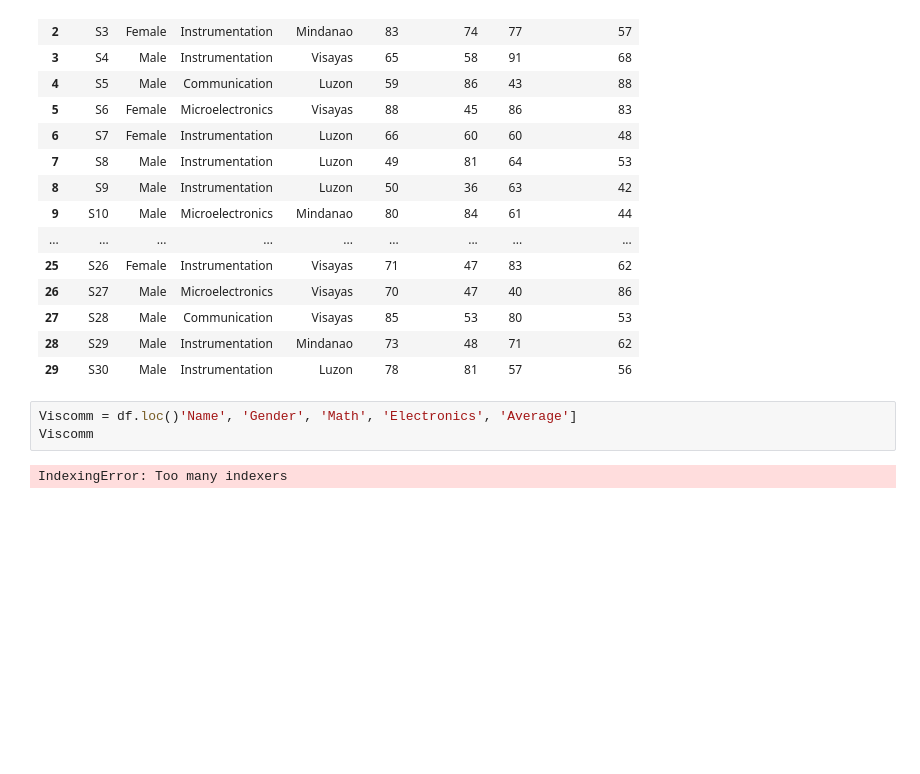
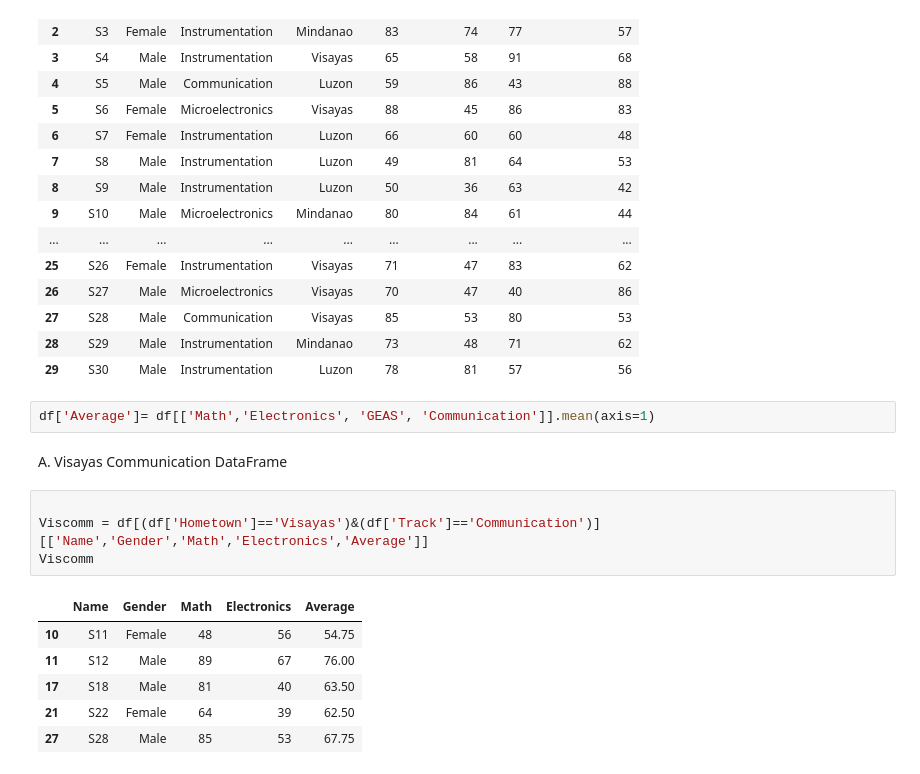
Before and after one commit to jasminemontillana/ECE2112_PA4, a Jupyter notebook: Programming_Assignment_4.ipynb, the cells around one changed output. Drawn from its saved outputs; the diff is of its cells as text; blank space fills up the shorter version.

```diff
--- a/Programming_Assignment_4.ipynb
+++ b/Programming_Assignment_4.ipynb
@@ -23,8 +24,18 @@ df
 | 27 | S28 | Male | Communication | Visayas | 85 | 53 | 80 | 53 |
 | 28 | S29 | Male | Instrumentation | Mindanao | 73 | 48 | 71 | 62 |
 | 29 | S30 | Male | Instrumentation | Luzon | 78 | 81 | 57 | 56 |
+# %%
+df['Average']= df[['Math','Electronics', 'GEAS', 'Communication']].mean(axis=1)
+# %% [markdown]
+A. Visayas Communication DataFrame
 # %%
-Viscomm = df.loc()'Name', 'Gender', 'Math', 'Electronics', 'Average']
+
+Viscomm = df[(df['Hometown']=='Visayas')&(df['Track']=='Communication')][['Name','Gender','Math','Electronics','Average']]
 Viscomm
 # %% [output]
-IndexingError: Too many indexers
+|  | Name | Gender | Math | Electronics | Average |
+| 10 | S11 | Female | 48 | 56 | 54.75 |
+| 11 | S12 | Male | 89 | 67 | 76.00 |
+| 17 | S18 | Male | 81 | 40 | 63.50 |
+| 21 | S22 | Female | 64 | 39 | 62.50 |
+| 27 | S28 | Male | 85 | 53 | 67.75 |
```
Also changed, not shown: parts of 8 cells of this notebook.
